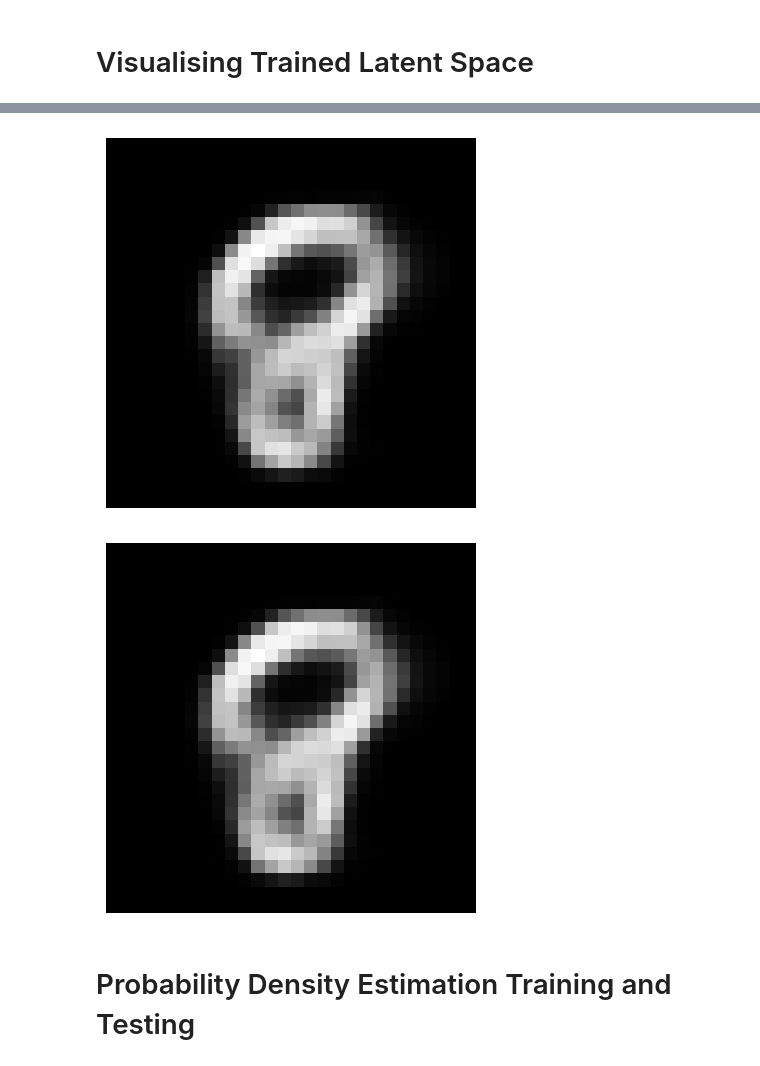
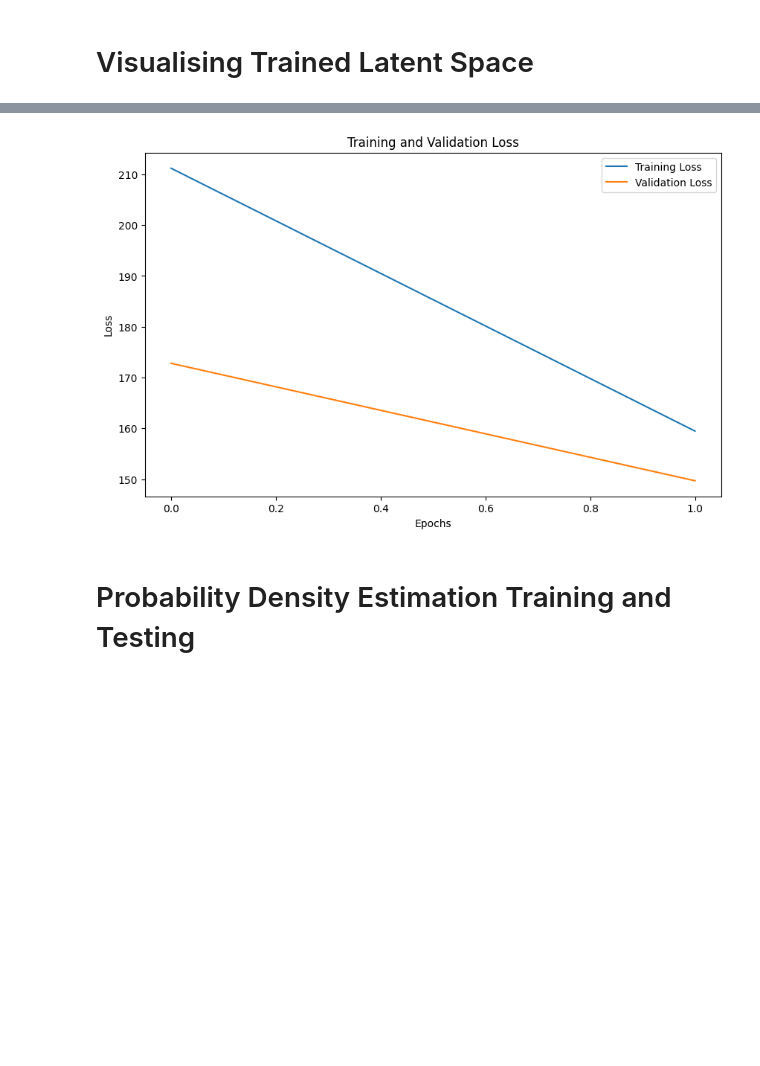
Before and after one commit to exiomius/LAKE, a Jupyter notebook: Cardiotocography/MNIST-LAKE.ipynb, the cells around one changed output, grey strips where cells are left out. Saved outputs shown, nothing was run; the diff lists cells and outputs as text; code cells hidden in the pictures; blank space fills up the shorter version.

Commit message:
Added new visualisation code. Added loss tracking code.

```diff
--- a/Cardiotocography/MNIST-LAKE.ipynb
+++ b/Cardiotocography/MNIST-LAKE.ipynb
@@ -333,3 +328,23 @@ The first thing the VAE classes return with their forward pass is their reconstr
+# %%
+import json
+
+def save_losses(train_losses, val_losses, model_name, epoch):
+    losses_dict = {
+        'train_losses': train_losses,
+        'val_losses': val_losses
+    }
+
+    combined_losses_path = f"{model_name}_epoch_{epoch}.json"
+    with open(combined_losses_path, 'w') as file:
+        json.dump(losses_dict, file)
+
+    print(f"Losses saved as {combined_losses_path}")
+
+def load_losses(losses_file):
+    with open(losses_file, 'r') as file:
+        losses_dict = json.load(file)
+
+    return losses_dict['train_losses'], losses_dict['val_losses']
 # %%
 def train_vae(model, train_loader, val_loader, loss_function, optimiser, epochs, device, model_name, plot_interval=1):
     train_losses = []
@@ -793,9 +673,9 @@ FigureWidget({
-# %%
-plot_latent_space_interactive(Lake_VAE, trainloader, DEVICE, 'layer-constrained VAE Epochs', 'Training', num_samples=5000)
-#plot_latent_space_interactive(Lake_VAE, validationloader, DEVICE, 'layer-constrained VAE Epochs', 'Validiation', num_samples=5000)
-# %% [output]
-[figure, removed]
-[figure, removed]
+# %%
+losses_file = "Lake_VAE_epoch_1.json"
+train_losses, val_losses = load_losses(losses_file)
+plot_losses(train_losses, val_losses)
+# %% [output]
+[figure, added]
 # %% [markdown]
 # Probability Density Estimation Training and Testing
 # %% [markdown]
```
Also changed, not shown: parts of 10 cells of this notebook, 20 other files.
